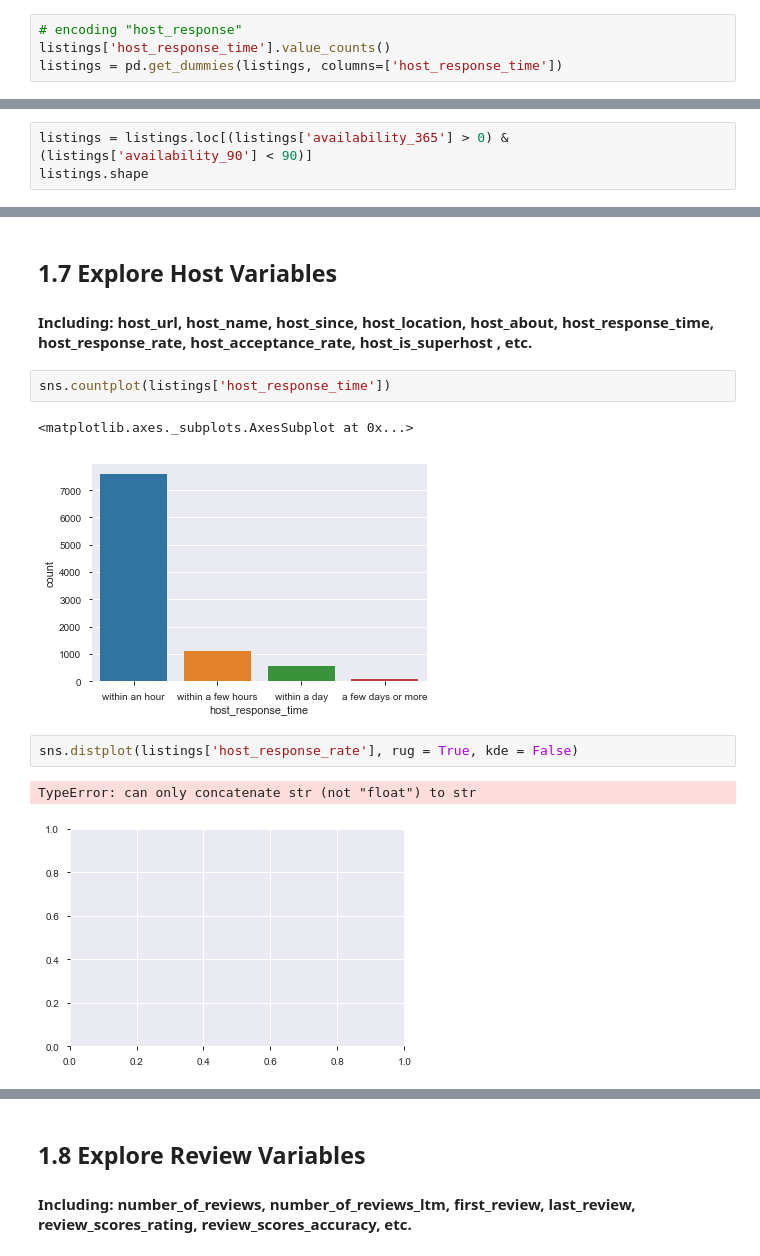
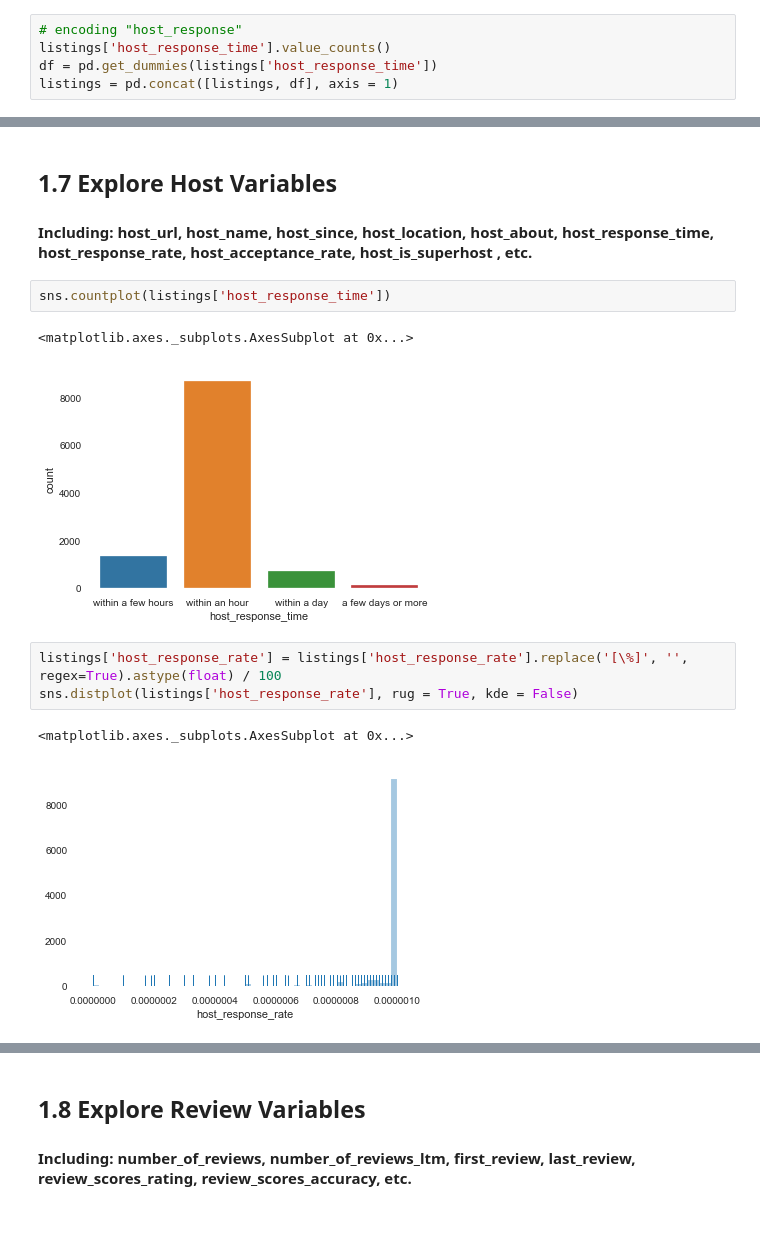
Before and after one commit to YuxinZhang9615/Airbnb-Data-Analysis, a Jupyter notebook: Main_script.ipynb, the cells around one changed output, grey strips where cells are left out. Saved outputs shown, nothing was run; the diff lists cells and outputs as text; blank space fills up the shorter version.

```diff
--- a/Main_script.ipynb
+++ b/Main_script.ipynb
@@ -101,7 +101,8 @@ listings['host_since'] = pd.to_datetime(listings['host_since'])
 # %%
 # encoding "host_response"
 listings['host_response_time'].value_counts()
-listings = pd.get_dummies(listings, columns=['host_response_time'])
+df = pd.get_dummies(listings['host_response_time'])
+listings = pd.concat([listings, df], axis = 1)
 # %%
 # encoding boolean variables
 to_boolean = dict(zip(['t', 'f'], [1, 0]))
@@ -251,3 +256,0 @@ sns.distplot(listings.availability_365, ax=axs[1,1])
-# %%
-listings = listings.loc[(listings['availability_365'] > 0) & (listings['availability_90'] < 90)]
-listings.shape
@@ -836,10 +847,11 @@ sns.scatterplot(y = "price", x = "name_spec", data = listings)
 sns.countplot(listings['host_response_time'])
 # %% [output]
 <matplotlib.axes._subplots.AxesSubplot at 0x...>
-[figure, old version]
+[figure, new version]
 # %%
+listings['host_response_rate'] = listings['host_response_rate'].replace('[\%]', '', regex=True).astype(float) / 100
 sns.distplot(listings['host_response_rate'], rug = True, kde = False)
 # %% [output]
-TypeError: can only concatenate str (not "float") to str
+<matplotlib.axes._subplots.AxesSubplot at 0x...>
-[figure, old version]
+[figure, new version]
 # %%
```
Also changed, not shown: parts of 34 cells of this notebook.
